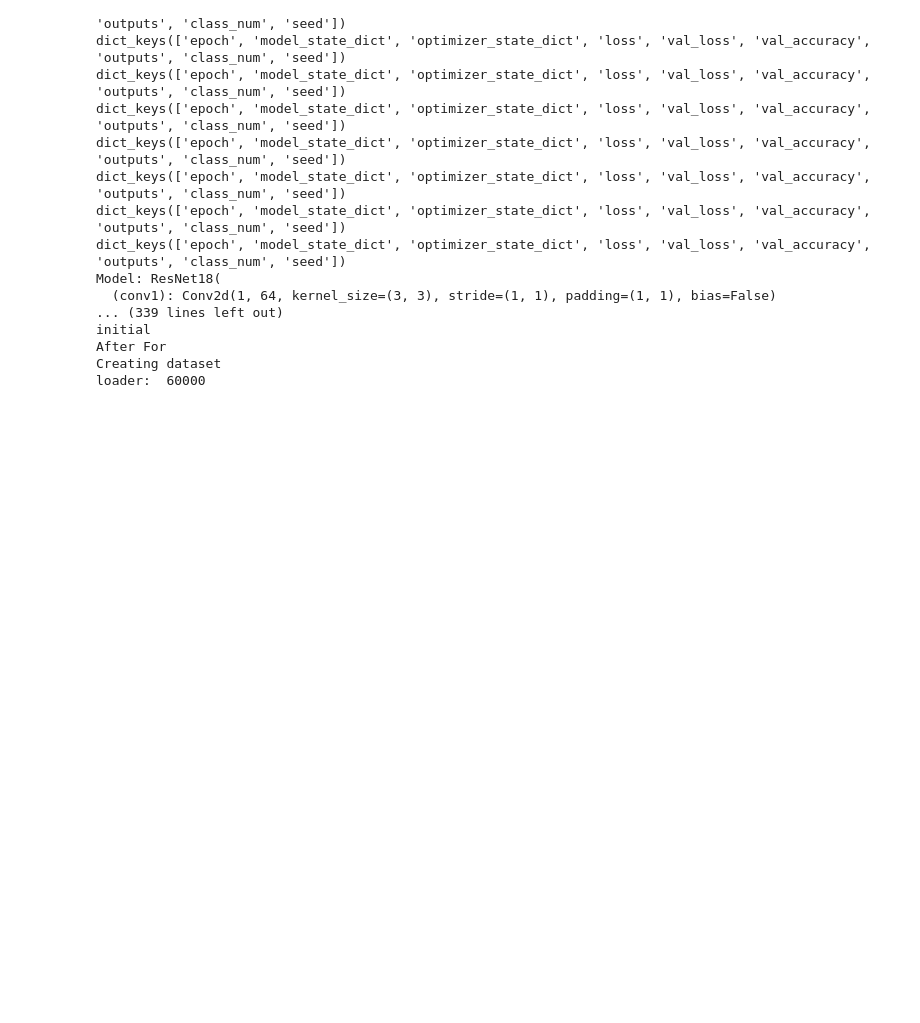
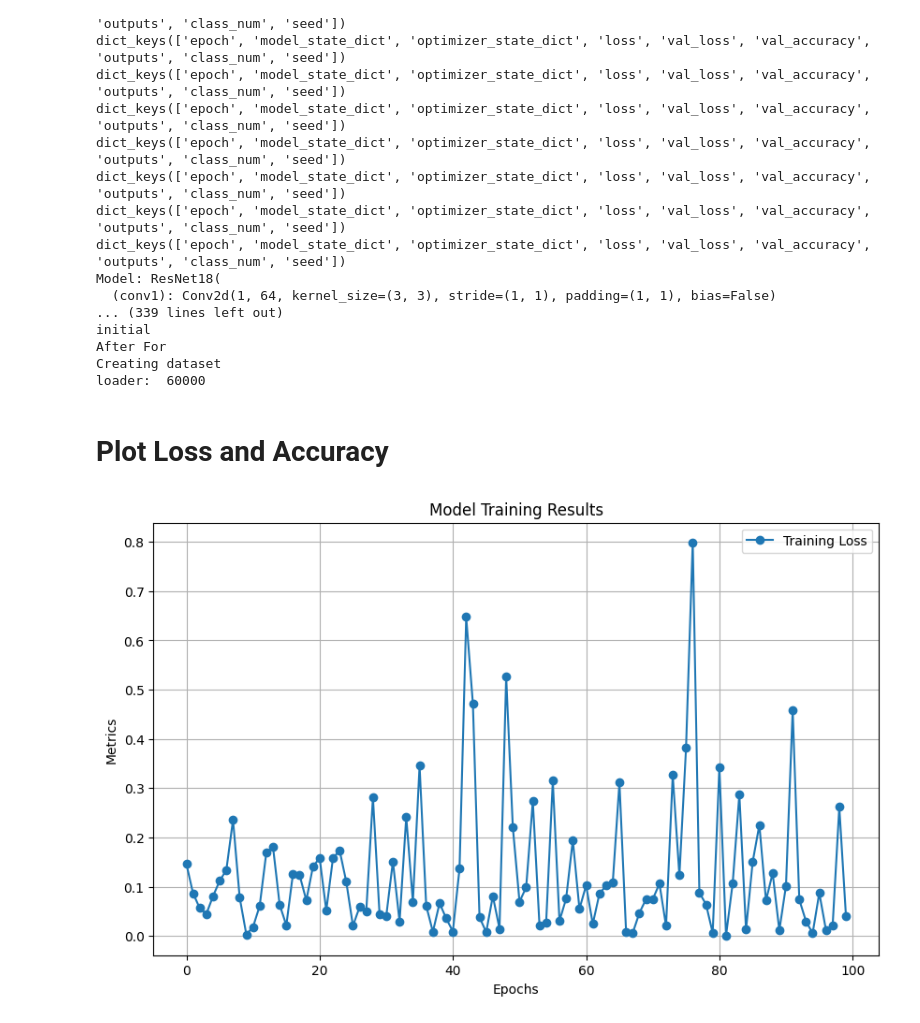
Before and after one commit to Deepikach025/Project_Classification, a Jupyter notebook: multiClassifier.ipynb, the cells around one changed output. Saved outputs shown, nothing was run; the diff lists cells and outputs as text; code cells hidden in the pictures; blank space fills up the shorter version.

```diff
--- a/multiClassifier.ipynb
+++ b/multiClassifier.ipynb
@@ -741,3 +741,38 @@ initial
 After For
 Creating dataset
 loader:  60000
+# %% [markdown]
+# Plot Loss and Accuracy
+# %%
+import torch
+import matplotlib.pyplot as plt
+
+# Load the .pt file
+PATH = "content/Labeled1/NewbinarydatamodelEpochsandLoss9.pt"  # Adjust path as needed
+checkpoint = torch.load(PATH)
+
+# Extract saved data
+epochs = checkpoint.get('epoch', [])  # Number of epochs
+loss = checkpoint.get('loss', [])  # Training loss
+
+# Check if data is valid
+if not isinstance(epochs, list):
+    epochs = list(range(1, len(loss) + 1))  # Generate epoch numbers if not stored
+
+# Plot results
+plt.figure(figsize=(10, 6))
+
+# Plot training loss
+plt.plot(epochs, loss, label='Training Loss', marker='o')
+
+# Customize the plot
+plt.title("Model Training Results")
+plt.xlabel("Epochs")
+plt.ylabel("Metrics")
+plt.legend()
+plt.grid(True)
+
+# Show the plot
+plt.show()
+# %% [output]
+[figure, added]
```
Also changed, not shown: parts of 3 cells of this notebook.
